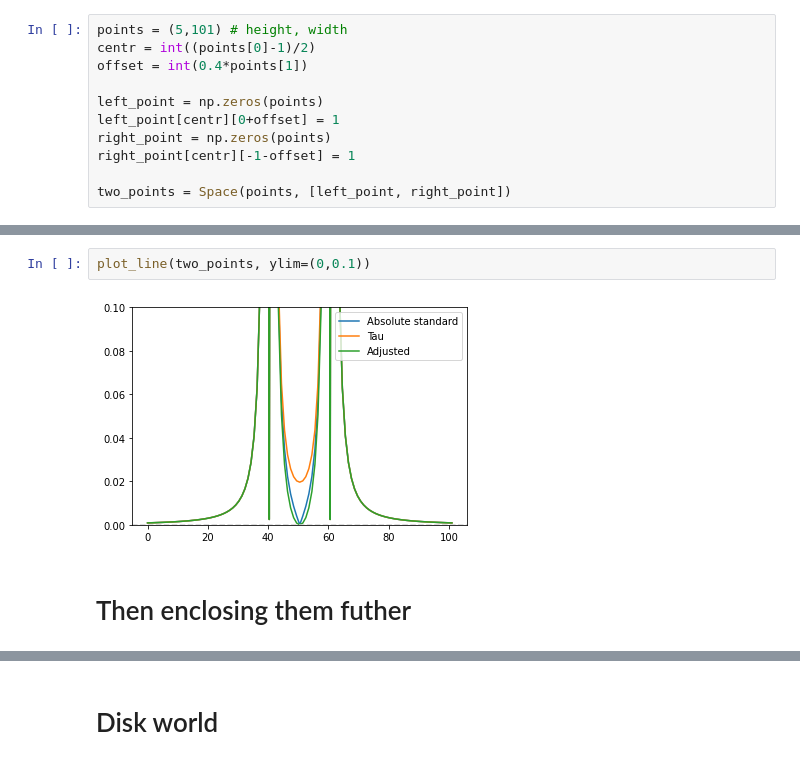
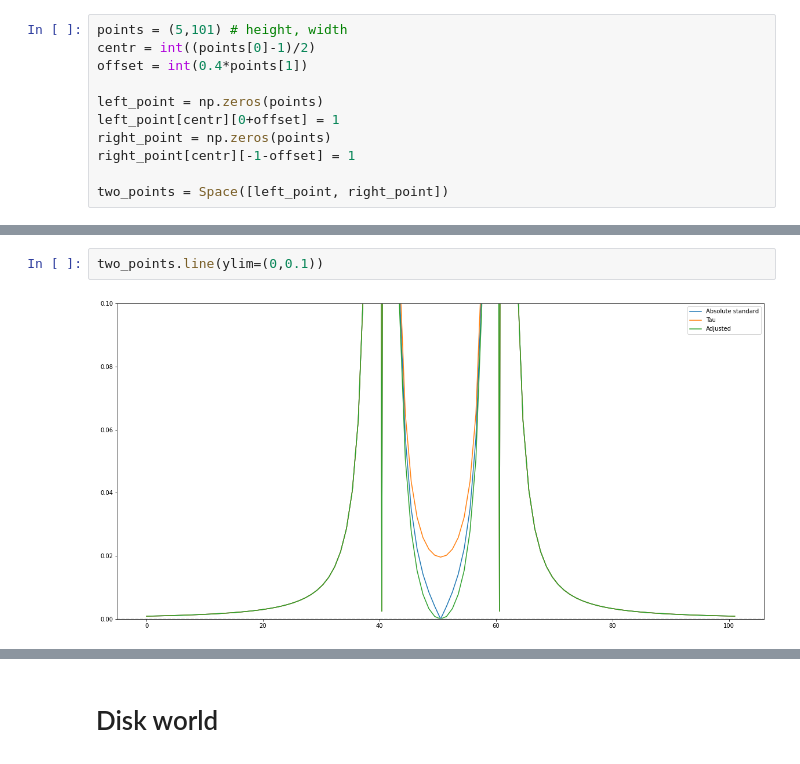
Before and after one commit to timjdavey/galactus, a Jupyter notebook: notebooks/Appendix. Test - Space model.ipynb, the cells around one changed output, grey strips where cells are left out. Cells and saved outputs as stored; diff of their text form.

```diff
--- a/Scratchpad 2.ipynb
+++ b/notebooks/Appendix. Test - Space model.ipynb
@@ -110,5 +29,5 @@ left_point[centr][0+offset] = 1
 right_point = np.zeros(points)
 right_point[centr][-1-offset] = 1
 
-two_points = Space(points, [left_point, right_point])
+two_points = Space([left_point, right_point])
 # %%
@@ -116,8 +35,6 @@ two_points.plot_quiver()
 # %% [output]
 [figure]
 # %%
-plot_line(two_points, ylim=(0,0.1))
+two_points.line(ylim=(0,0.1))
 # %% [output]
-[figure, old version]
+[figure, new version]
-# %% [markdown]
-# Then enclosing them futher
```
Also changed, not shown: parts of 18 cells of this notebook, 8 other files.
